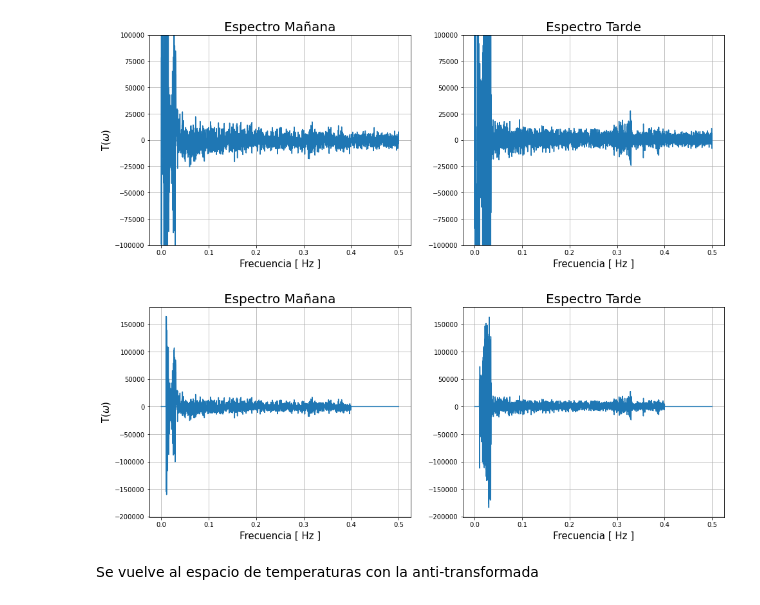
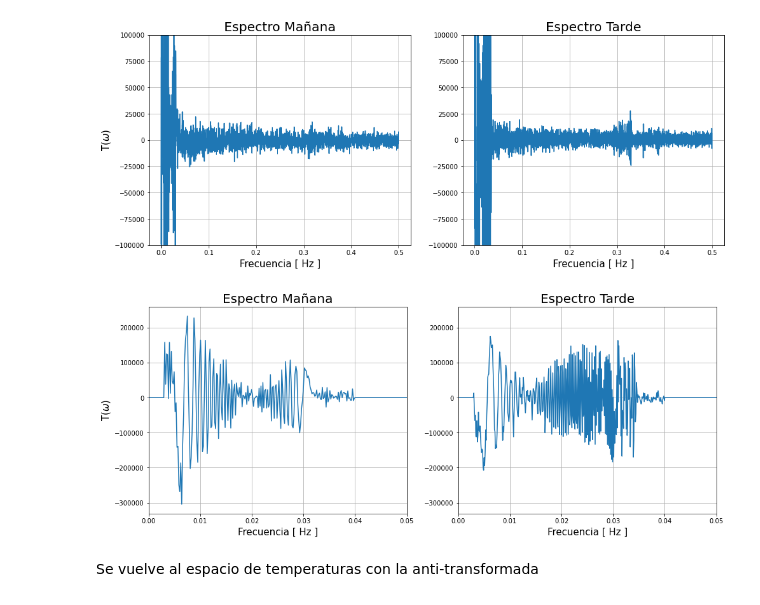
Before and after one commit to vecheto/astro_experimental, a Jupyter notebook: Tarea 4/codigo_t4.ipynb, the cells around one changed output. Cells and saved outputs as stored; diff of their text form; code cells hidden in the pictures.

```diff
--- a/Tarea 4/codigo_t4.ipynb
+++ b/Tarea 4/codigo_t4.ipynb
@@ -133,46 +136,37 @@ ax[1].tick_params(labelleft=True)
 # %%
 # Eliminamos frecuencias bajas y altas
 for i in range(len(f_t)):
-    if f_t[i]<0.01:
+    if f_t[i]<0.003:
         esp_t[i] = 0
-    if f_t[i]>0.4:
+    if f_t[i]>0.04:
         esp_t[i] = 0
 
 for i in range(len(f_m)):
-    if f_m[i]<0.01:
+    if f_m[i]<0.003:
         esp_m[i] = 0
-    if f_m[i]>0.4:
+    if f_m[i]>0.04:
         esp_m[i] = 0
 # %%
 # Se filtra por RMS (no estoy seguro siii)
-"""
-rms_m = np.sqrt(np.mean(esp_m**2))
-rms_t = np.sqrt(np.mean(esp_t**2))
-
-for i in range(len(f_m)):
-    if abs(float(esp_m[i]))>=abs(5*rms_m):
-        esp_m[i] = 0
-
-for i in range(len(f_t)):
-    if abs(float(esp_t[i]))>=abs(5*rms_t):
-        esp_t[i] = 0
-"""
 fig, ax = plt.subplots(1, 2, sharey=True, figsize=(16,6))
 # grafico mañana
 ax[0].set_title('Espectro Mañana', size=20)
 ax[0].plot(f_m,esp_m)
 ax[0].set_xlabel('Frecuencia [ Hz ]', size=15)
 ax[0].set_ylabel('T($\omega$)', size=15)
+ax[0].set_xlim(0,0.05)
 ax[0].grid()
 
 # grafico tarde
 ax[1].set_title('Espectro Tarde', size=20)
 ax[1].plot(f_t,esp_t)
 ax[1].set_xlabel('Frecuencia [ Hz ]', size=15)
 ax[1].grid()
 ax[1].tick_params(labelleft=True)
+ax[1].set_xlim(0,0.05)
+plt.savefig('cleanespectros.png')
 # %% [output]
-[figure, old version]
+[figure, new version]
 # %% [markdown]
 Se vuelve al espacio de temperaturas con la anti-transformada
 # %%
```
Also changed, not shown: parts of 11 cells of this notebook, 15 other files.
